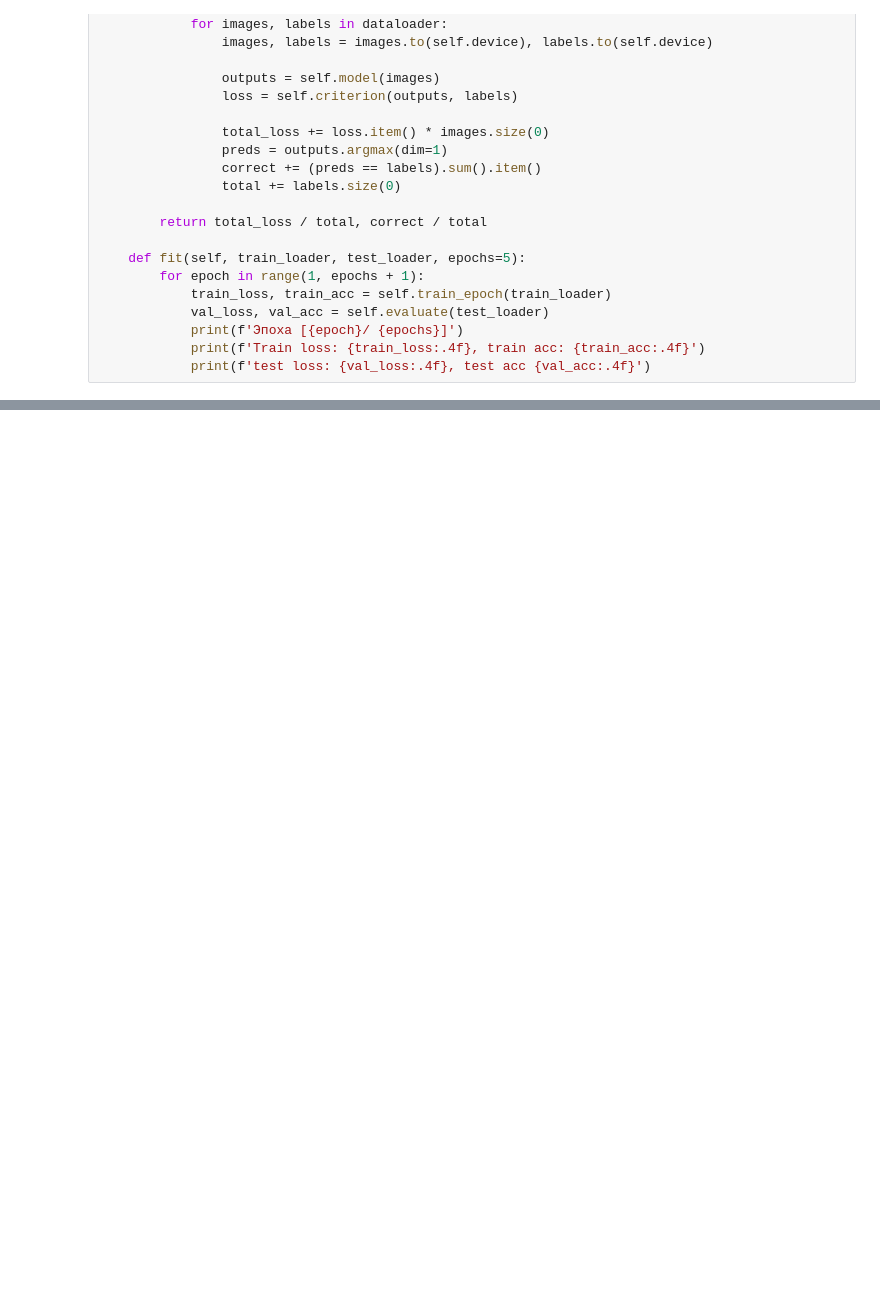
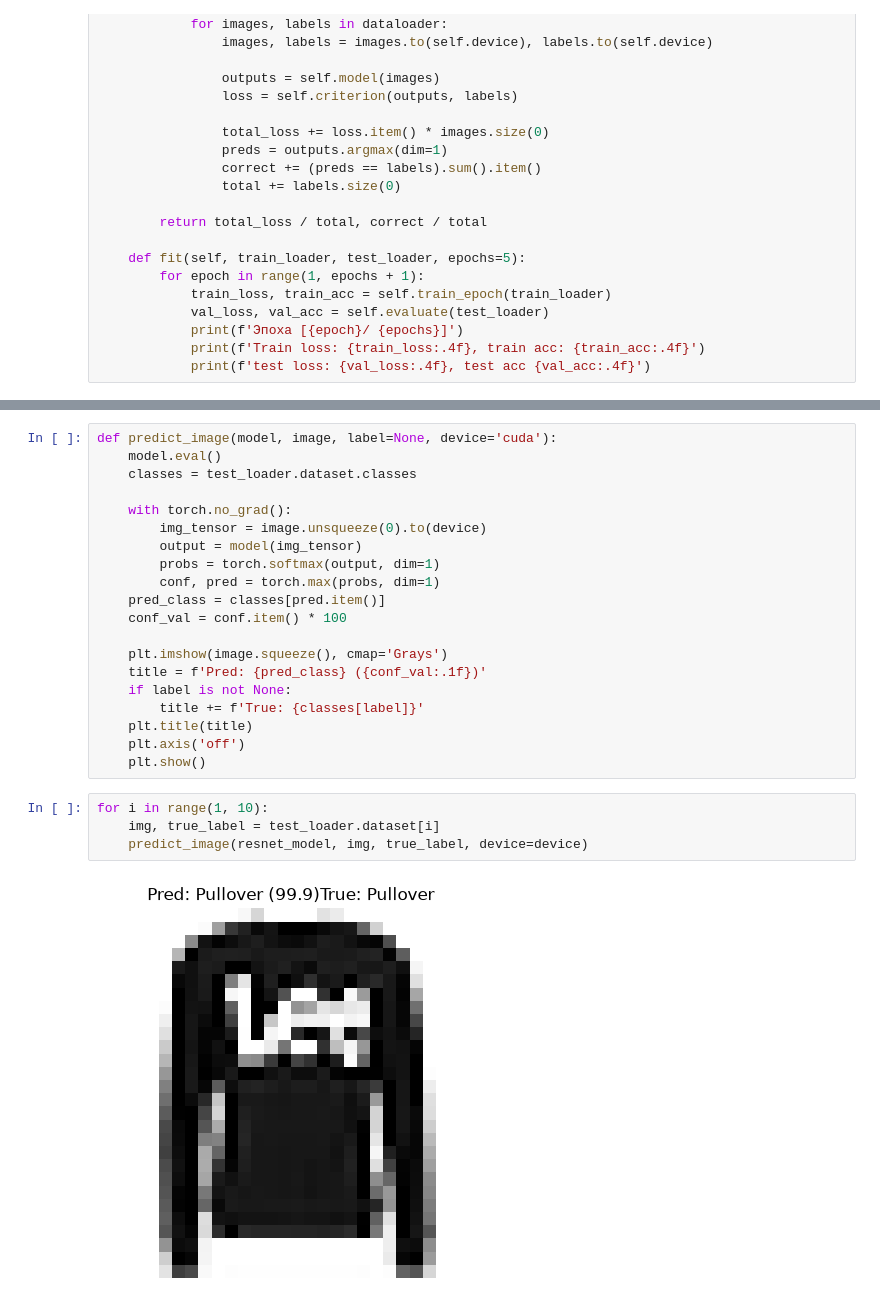
Before and after one commit to st3ffix08-commits/fashion-mnist, a Jupyter notebook: notebooks/notebook1.ipynb, the cells around one changed output, grey strips where cells are left out. Cells and saved outputs as stored; diff of their text form; blank space fills up the shorter version.

```diff
--- a/notebooks/notebook1.ipynb
+++ b/notebooks/notebook1.ipynb
@@ -176,0 +248,26 @@ test loss: 0.2205, test acc 0.9241
+# %%
+def predict_image(model, image, label=None, device='cuda'):
+    model.eval()
+    classes = test_loader.dataset.classes
+
+    with torch.no_grad():
+        img_tensor = image.unsqueeze(0).to(device)
+        output = model(img_tensor)
+        probs = torch.softmax(output, dim=1)
+        conf, pred = torch.max(probs, dim=1)
+    pred_class = classes[pred.item()]
+    conf_val = conf.item() * 100
+
+    plt.imshow(image.squeeze(), cmap='Grays')
+    title = f'Pred: {pred_class} ({conf_val:.1f})'
+    if label is not None:
+        title += f'True: {classes[label]}'
+    plt.title(title)
+    plt.axis('off')
+    plt.show()
+# %%
+for i in range(1, 10):
+    img, true_label = test_loader.dataset[i]
+    predict_image(resnet_model, img, true_label, device=device)
+# %% [output]
+[figure, added]
```
Also changed, not shown: parts of 9 cells of this notebook, 7 other files.
